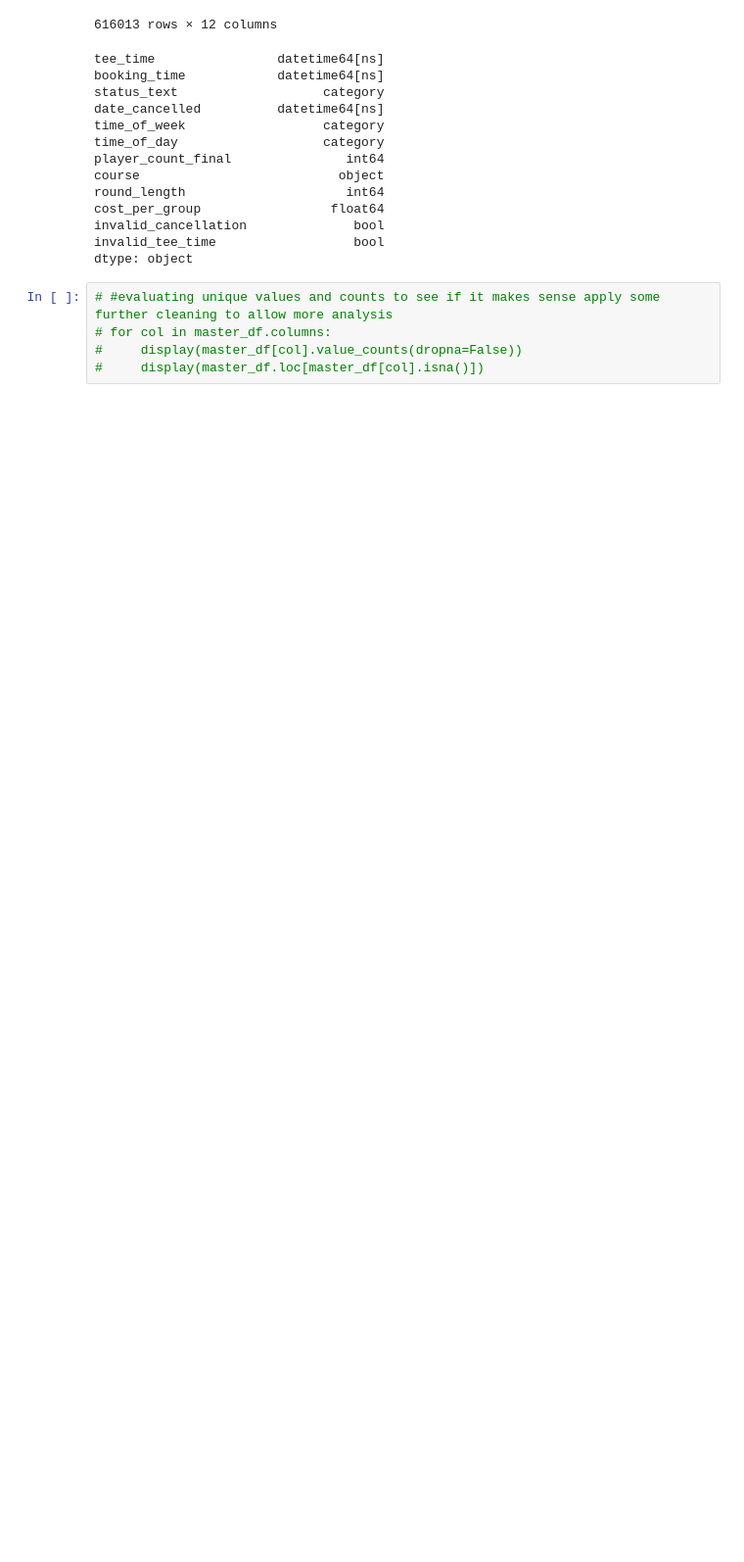
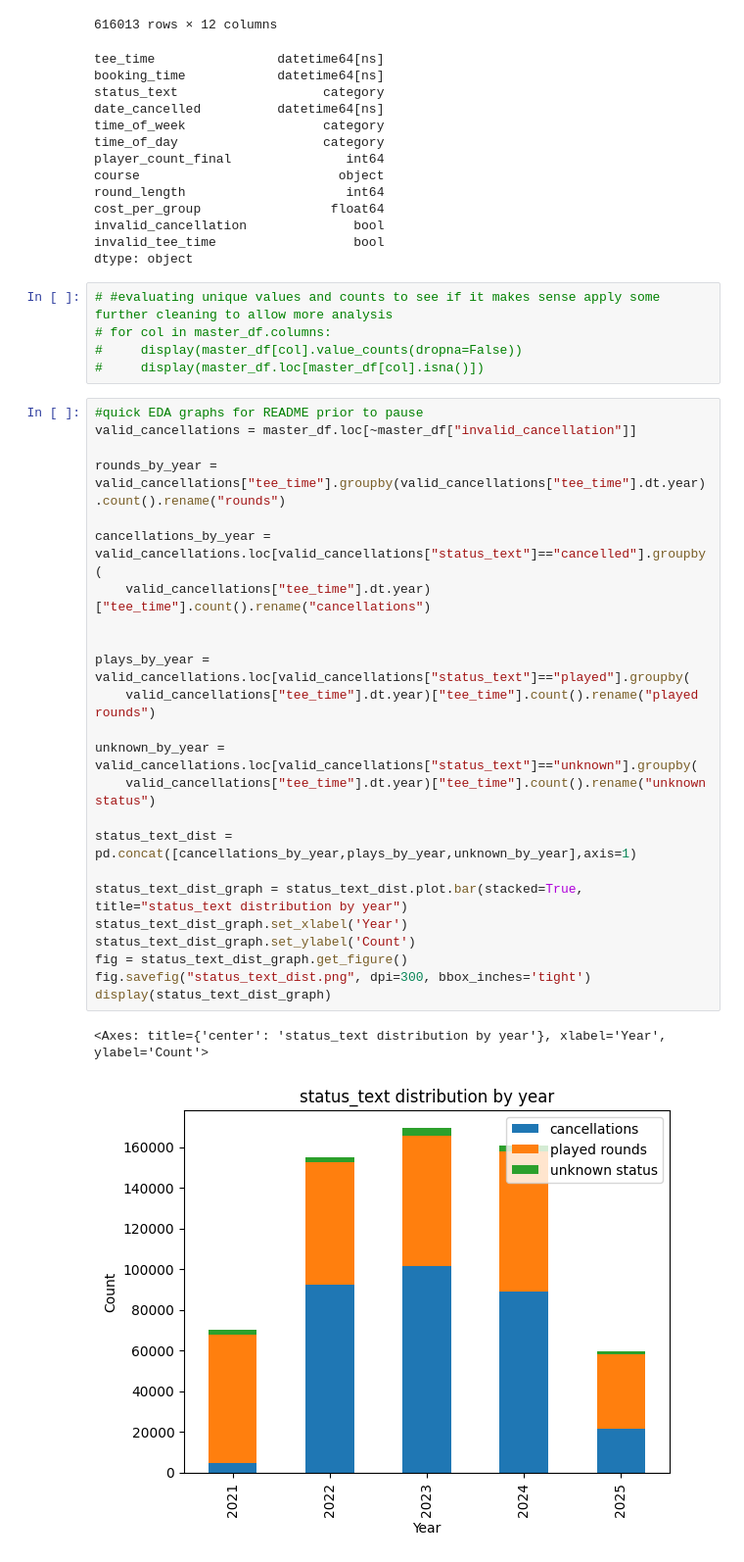
Before and after one commit to Dshaw630/bethpage-tee-time-analysis, a Jupyter notebook: notebooks/01_data_cleaning.ipynb, the cells around one changed output. Shown at 98% size. Cells and saved outputs as stored; diff of their text form; blank space fills up the shorter version.

```diff
--- a/notebooks/01_data_cleaning.ipynb
+++ b/notebooks/01_data_cleaning.ipynb
@@ -308,3 +308,30 @@ dtype: object
 # for col in master_df.columns:
 #     display(master_df[col].value_counts(dropna=False))
 #     display(master_df.loc[master_df[col].isna()])
+# %%
+#quick EDA graphs for README prior to pause
+valid_cancellations = master_df.loc[~master_df["invalid_cancellation"]]
+
+rounds_by_year = valid_cancellations["tee_time"].groupby(valid_cancellations["tee_time"].dt.year).count().rename("rounds")
+
+cancellations_by_year = valid_cancellations.loc[valid_cancellations["status_text"]=="cancelled"].groupby(
+    valid_cancellations["tee_time"].dt.year)["tee_time"].count().rename("cancellations")
+
+
+plays_by_year = valid_cancellations.loc[valid_cancellations["status_text"]=="played"].groupby(
+    valid_cancellations["tee_time"].dt.year)["tee_time"].count().rename("played rounds")
+
+unknown_by_year = valid_cancellations.loc[valid_cancellations["status_text"]=="unknown"].groupby(
+    valid_cancellations["tee_time"].dt.year)["tee_time"].count().rename("unknown status")
+
+status_text_dist = pd.concat([cancellations_by_year,plays_by_year,unknown_by_year],axis=1)
+
+status_text_dist_graph = status_text_dist.plot.bar(stacked=True, title="status_text distribution by year")
+status_text_dist_graph.set_xlabel('Year')
+status_text_dist_graph.set_ylabel('Count')
+fig = status_text_dist_graph.get_figure()
+fig.savefig("status_text_dist.png", dpi=300, bbox_inches='tight')
+display(status_text_dist_graph)
+# %% [output]
+<Axes: title={'center': 'status_text distribution by year'}, xlabel='Year', ylabel='Count'>
+[figure, added]
```
Also changed, not shown: parts of 1 cell of this notebook, 2 other files.
